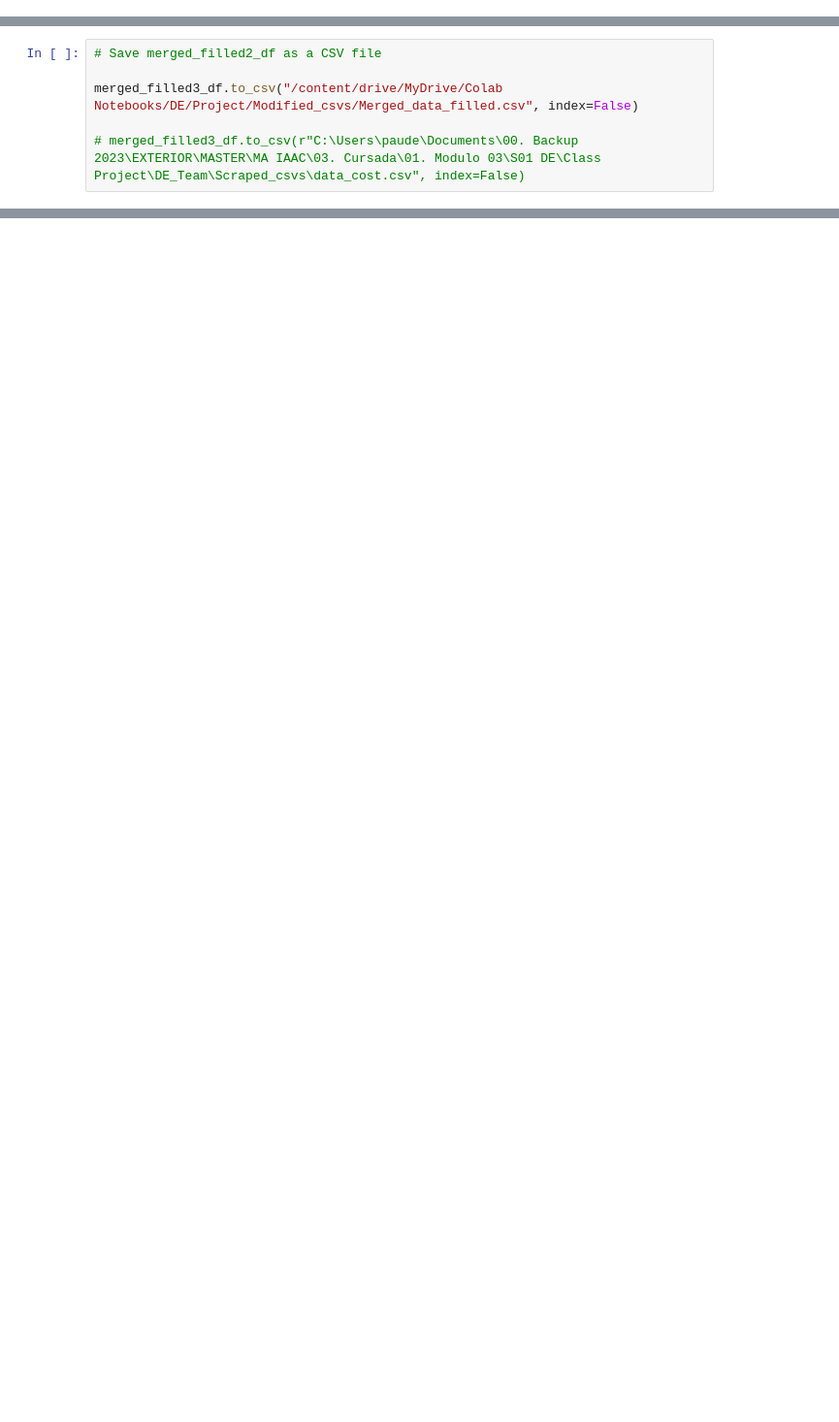
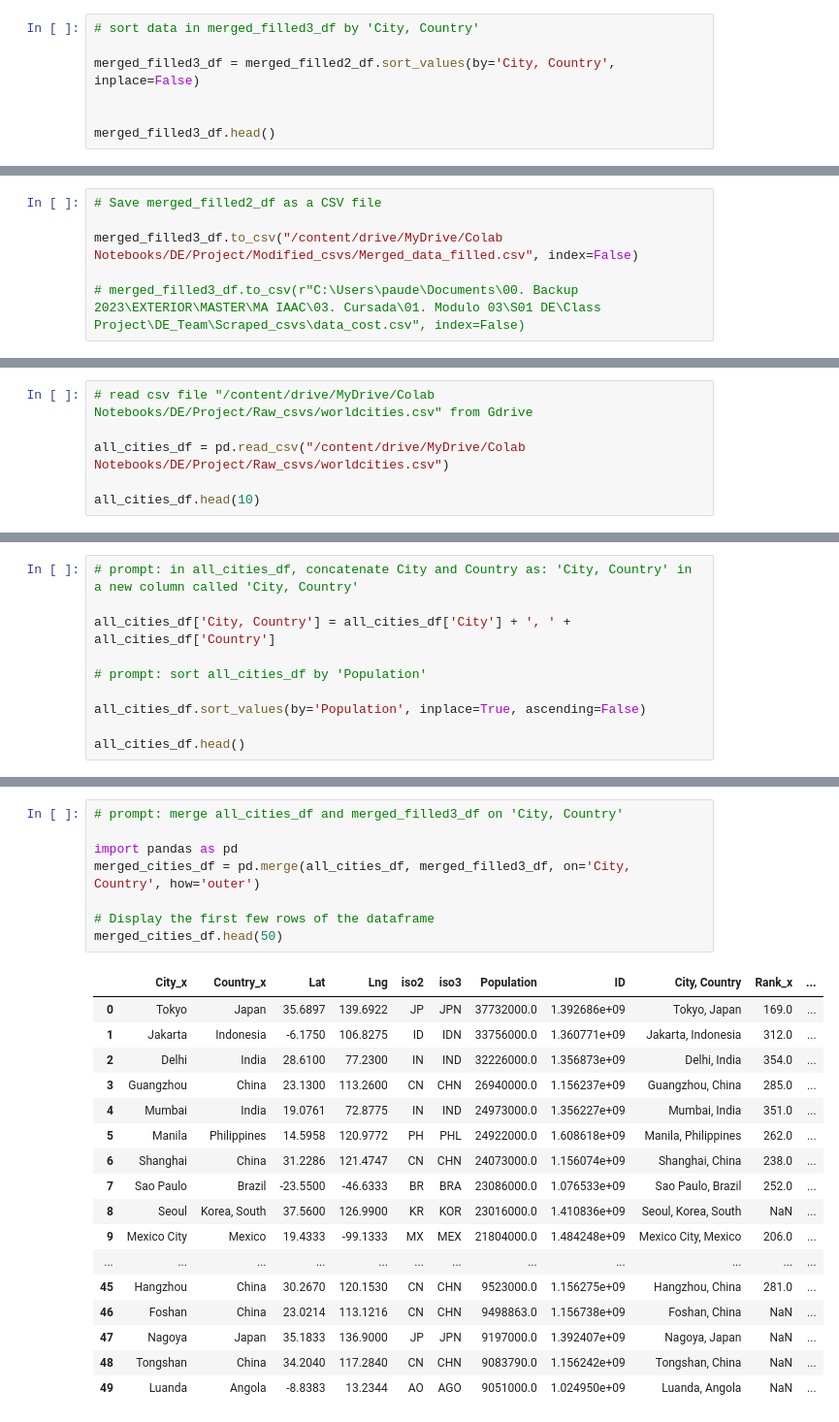
Before and after one commit to FadyAzzam/DE_Team, a Jupyter notebook: all_dfs_NaNaNs.ipynb, the cells around one changed output, grey strips where cells are left out. Shown: that part at 97% size. Drawn from its saved outputs; the diff is of its cells as text; blank space fills up the shorter version.

Commit message:
NaNs Replaced and new cities added

```diff
--- a/all_dfs_NaNaNs.ipynb
+++ b/all_dfs_NaNaNs.ipynb
@@ -269,0 +272,7 @@ merged_filled3_df.tail(50)
+# %%
+# sort data in merged_filled3_df by 'City, Country'
+
+merged_filled3_df = merged_filled2_df.sort_values(by='City, Country', inplace=False)
+
+
+merged_filled3_df.head()
@@ -275,0 +295,6 @@ merged_filled3_df.to_csv("/content/drive/MyDrive/Colab Notebooks/DE/Project/Modi
+# %%
+# read csv file "/content/drive/MyDrive/Colab Notebooks/DE/Project/Raw_csvs/worldcities.csv" from Gdrive
+
+all_cities_df = pd.read_csv("/content/drive/MyDrive/Colab Notebooks/DE/Project/Raw_csvs/worldcities.csv")
+
+all_cities_df.head(10)
@@ -275,0 +313,10 @@ merged_filled3_df.to_csv("/content/drive/MyDrive/Colab Notebooks/DE/Project/Modi
+# %%
+# prompt: in all_cities_df, concatenate City and Country as: 'City, Country' in a new column called 'City, Country'
+
+all_cities_df['City, Country'] = all_cities_df['City'] + ', ' + all_cities_df['Country']
+
+# prompt: sort all_cities_df by 'Population'
+
+all_cities_df.sort_values(by='Population', inplace=True, ascending=False)
+
+all_cities_df.head()
@@ -275,0 +340,26 @@ merged_filled3_df.to_csv("/content/drive/MyDrive/Colab Notebooks/DE/Project/Modi
+# %%
+# prompt: merge all_cities_df and merged_filled3_df on 'City, Country'
+
+import pandas as pd
+merged_cities_df = pd.merge(all_cities_df, merged_filled3_df, on='City, Country', how='outer')
+
+# Display the first few rows of the dataframe
+merged_cities_df.head(50)
+# %% [output]
+|  | City_x | Country_x | Lat | Lng | iso2 | iso3 | Population | ID | City, Country | Rank_x | ... |
+| 0 | Tokyo | Japan | 35.6897 | 139.6922 | JP | JPN | 37732000.0 | 1.392686e+09 | Tokyo, Japan | 169.0 | ... |
+| 1 | Jakarta | Indonesia | -6.1750 | 106.8275 | ID | IDN | 33756000.0 | 1.360771e+09 | Jakarta, Indonesia | 312.0 | ... |
+| 2 | Delhi | India | 28.6100 | 77.2300 | IN | IND | 32226000.0 | 1.356873e+09 | Delhi, India | 354.0 | ... |
+| 3 | Guangzhou | China | 23.1300 | 113.2600 | CN | CHN | 26940000.0 | 1.156237e+09 | Guangzhou, China | 285.0 | ... |
+| 4 | Mumbai | India | 19.0761 | 72.8775 | IN | IND | 24973000.0 | 1.356227e+09 | Mumbai, India | 351.0 | ... |
+| 5 | Manila | Philippines | 14.5958 | 120.9772 | PH | PHL | 24922000.0 | 1.608618e+09 | Manila, Philippines | 262.0 | ... |
+| 6 | Shanghai | China | 31.2286 | 121.4747 | CN | CHN | 24073000.0 | 1.156074e+09 | Shanghai, China | 238.0 | ... |
+| 7 | Sao Paulo | Brazil | -23.5500 | -46.6333 | BR | BRA | 23086000.0 | 1.076533e+09 | Sao Paulo, Brazil | 252.0 | ... |
+| 8 | Seoul | Korea, South | 37.5600 | 126.9900 | KR | KOR | 23016000.0 | 1.410836e+09 | Seoul, Korea, South | NaN | ... |
+| 9 | Mexico City | Mexico | 19.4333 | -99.1333 | MX | MEX | 21804000.0 | 1.484248e+09 | Mexico City, Mexico | 206.0 | ... |
+| ... | ... | ... | ... | ... | ... | ... | ... | ... | ... | ... | ... |
+| 45 | Hangzhou | China | 30.2670 | 120.1530 | CN | CHN | 9523000.0 | 1.156275e+09 | Hangzhou, China | 281.0 | ... |
+| 46 | Foshan | China | 23.0214 | 113.1216 | CN | CHN | 9498863.0 | 1.156738e+09 | Foshan, China | NaN | ... |
+| 47 | Nagoya | Japan | 35.1833 | 136.9000 | JP | JPN | 9197000.0 | 1.392407e+09 | Nagoya, Japan | NaN | ... |
+| 48 | Tongshan | China | 34.2040 | 117.2840 | CN | CHN | 9083790.0 | 1.156242e+09 | Tongshan, China | NaN | ... |
+| 49 | Luanda | Angola | -8.8383 | 13.2344 | AO | AGO | 9051000.0 | 1.024950e+09 | Luanda, Angola | NaN | ... |
```
Also changed, not shown: parts of 25 cells of this notebook, 10 other files.
